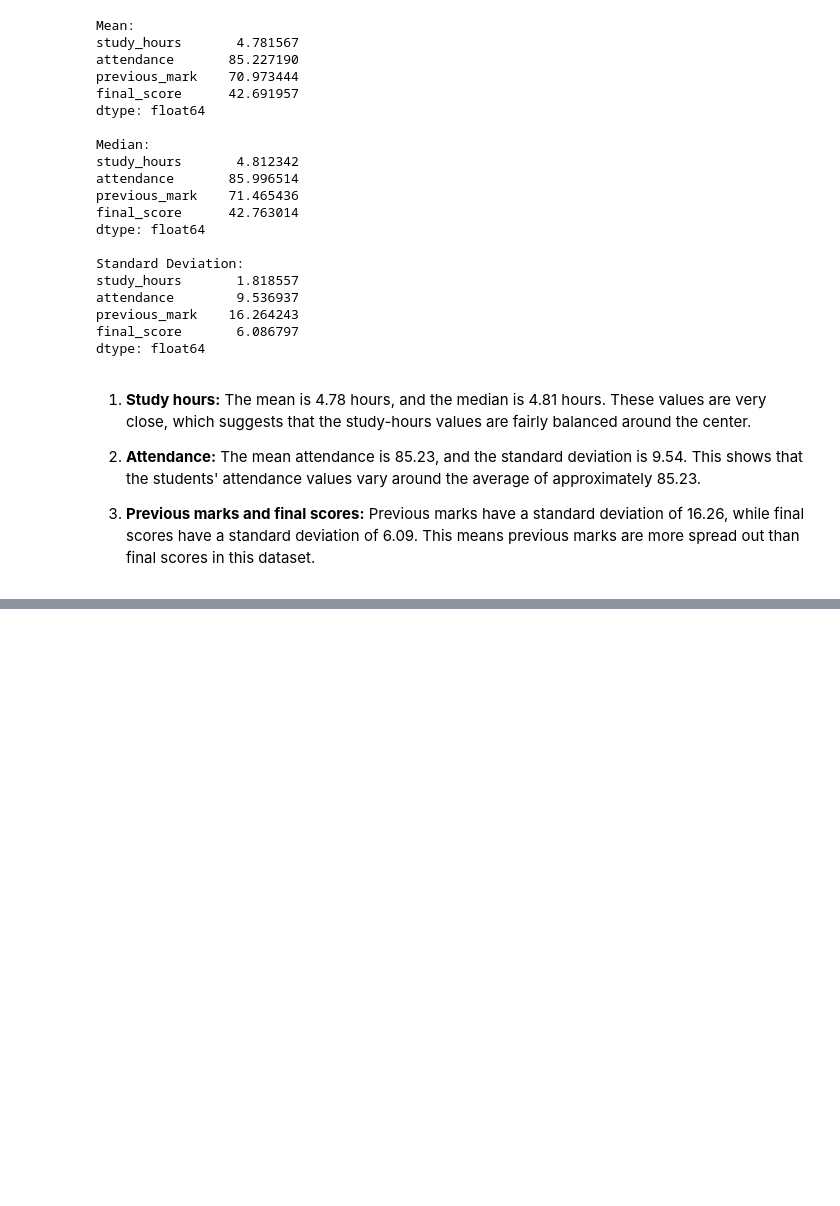
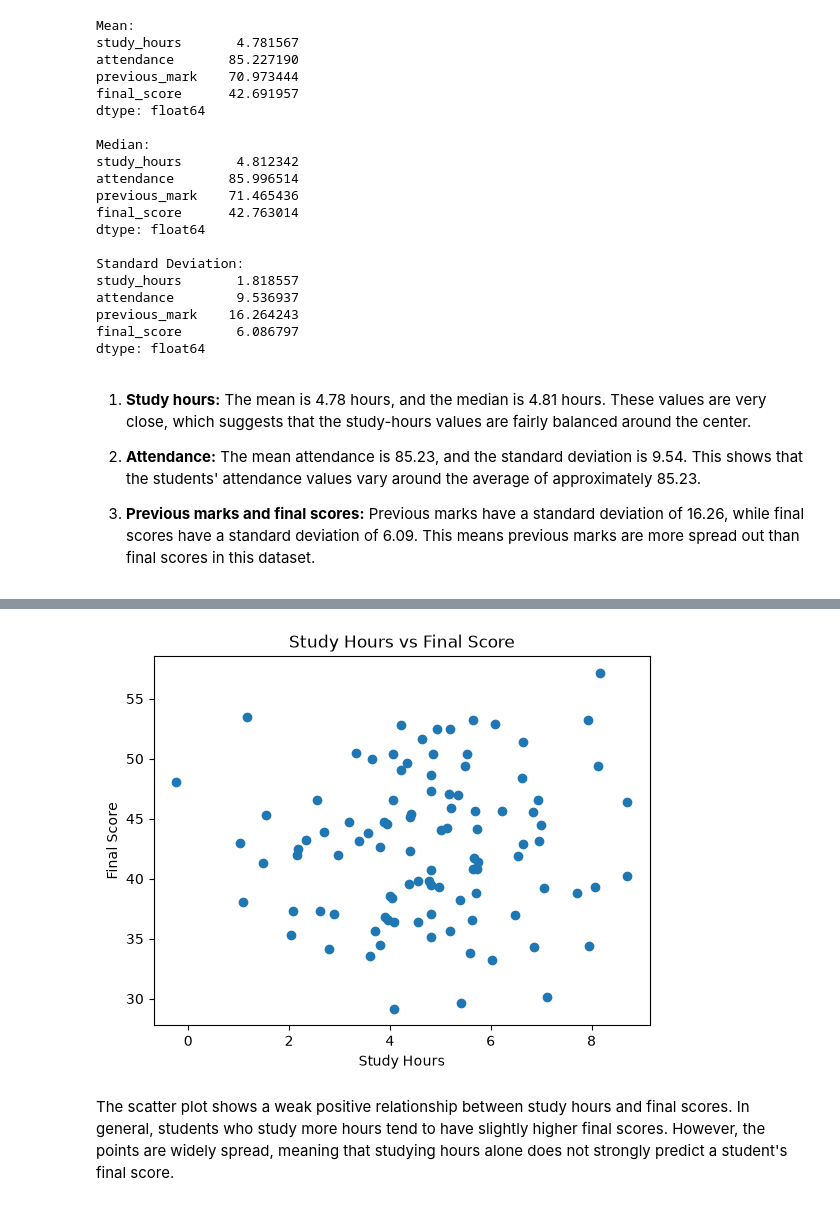
Before and after one commit to kidistm03/ml-, a Jupyter notebook: ML_Lab_1.ipynb, the cells around one changed output, grey strips where cells are left out. Saved outputs shown, nothing was run; the diff lists cells and outputs as text; code cells hidden in the pictures; blank space fills up the shorter version.

```diff
--- a/ML_Lab_1.ipynb
+++ b/ML_Lab_1.ipynb
@@ -137,0 +152,14 @@ dtype: float64
+# %%
+
+# Create a scatter plot
+plt.scatter(df["study_hours"], df["final_score"])
+
+plt.title("Study Hours vs Final Score")
+plt.xlabel("Study Hours")
+plt.ylabel("Final Score")
+
+plt.show()
+# %% [output]
+[figure, added]
+# %% [markdown]
+The scatter plot shows a weak positive relationship between study hours and final scores. In general, students who study more hours tend to have slightly higher final scores. However, the points are widely spread, meaning that studying hours alone does not strongly predict a student's final score.
```
Also changed, not shown: parts of 1 cell of this notebook.
